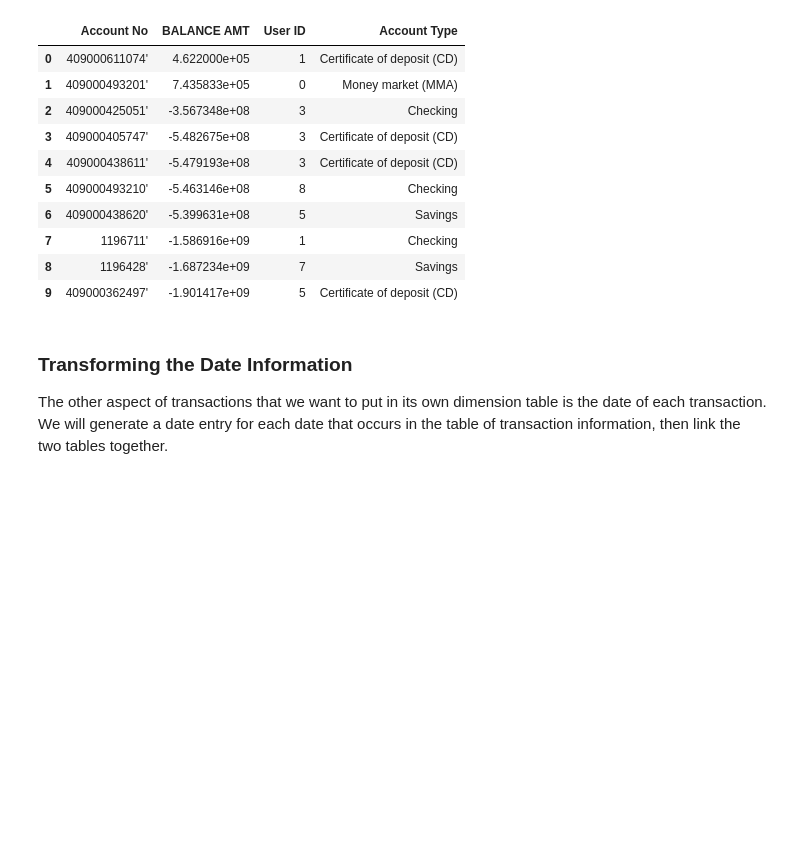
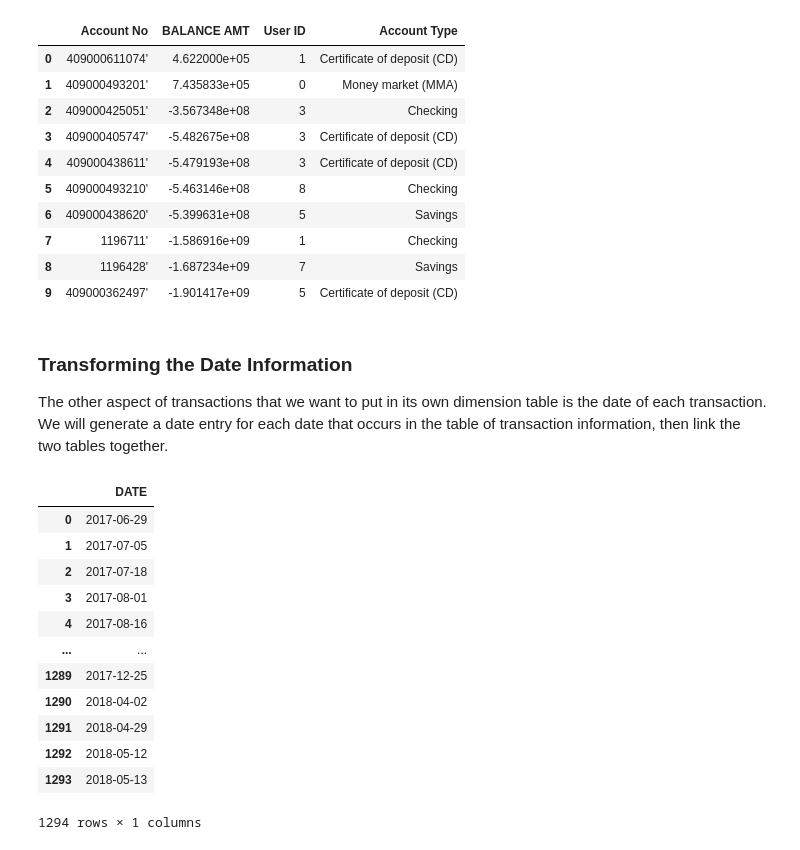
Before and after one commit to MKhour/DSProject1, a Jupyter notebook: DSProject1.ipynb, the cells around one changed output. Drawn from its saved outputs; the diff is of its cells as text; code cells hidden in the pictures; blank space fills up the shorter version.

```diff
--- a/DSProject1.ipynb
+++ b/DSProject1.ipynb
@@ -293,3 +311,23 @@ account_info
 ### Transforming the Date Information
 
 The other aspect of transactions that we want to put in its own dimension table is the date of each transaction. We will generate a date entry for each date that occurs in the table of transaction information, then link the two tables together.
+# %%
+# get a list of unique dates from the table of transaction info
+date_info = bank_info.drop_duplicates(subset=["DATE"])
+date_info = date_info.reset_index(drop=True) # reset the indices to start from 0
+date_info.drop(['Account No', 'TRANSACTION DETAILS', 'CHQ.NO.','VALUE DATE', 'WITHDRAWAL AMT', 'DEPOSIT AMT', 'BALANCE AMT', '.'], axis = 1, inplace = True)
+date_info
+# %% [output]
+|  | DATE |
+| 0 | 2017-06-29 |
+| 1 | 2017-07-05 |
+| 2 | 2017-07-18 |
+| 3 | 2017-08-01 |
+| 4 | 2017-08-16 |
+| ... | ... |
+| 1289 | 2017-12-25 |
+| 1290 | 2018-04-02 |
+| 1291 | 2018-04-29 |
+| 1292 | 2018-05-12 |
+| 1293 | 2018-05-13 |
+1294 rows × 1 columns
```
Also changed, not shown: parts of 18 cells of this notebook.
